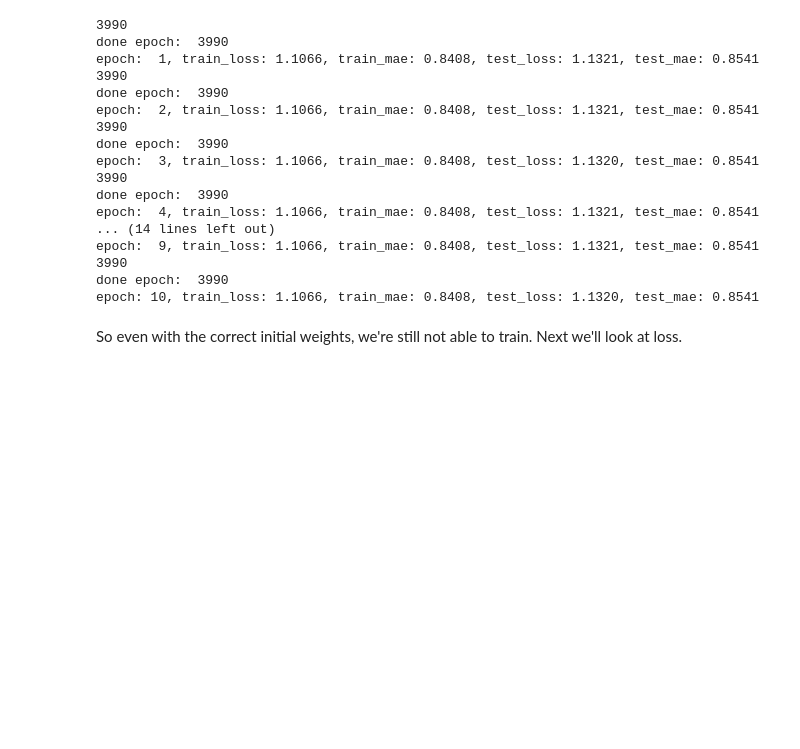
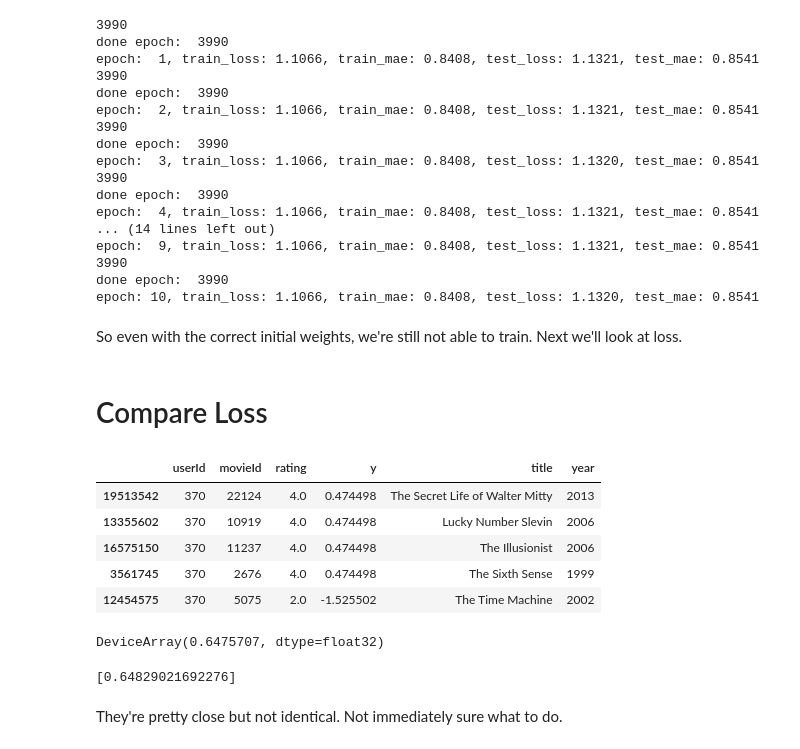
Before and after one commit to JoshVarty/LearningJax, a Jupyter notebook: 04_ForwardPassSanityCheck.ipynb, the cells around one changed output. Drawn from its saved outputs; the diff is of its cells as text; code cells hidden in the pictures; blank space fills up the shorter version.

Commit message:
Compare losses, correctly squeeze concat dim in forward pass

```diff
--- a/04_ForwardPassSanityCheck.ipynb
+++ b/04_ForwardPassSanityCheck.ipynb
@@ -553,3 +551,26 @@ done epoch:  3990
 epoch: 10, train_loss: 1.1066, train_mae: 0.8408, test_loss: 1.1320, test_mae: 0.8541
 # %% [markdown]
 So even with the correct initial weights, we're still not able to train. Next we'll look at loss.
+# %% [markdown]
+# Compare Loss
+# %%
+batch_user_id = train_df['userId'].iloc[0:5].values
+batch_movie_id = train_df['movieId'].iloc[0:5].values
+batch_rating = train_df['y'].iloc[0:5].values
+
+# Use the first few training examples
+train_df.iloc[0:5]
+# %% [output]
+|  | userId | movieId | rating | y | title | year |
+| 19513542 | 370 | 22124 | 4.0 | 0.474498 | The Secret Life of Walter Mitty | 2013 |
+| 13355602 | 370 | 10919 | 4.0 | 0.474498 | Lucky Number Slevin | 2006 |
+| 16575150 | 370 | 11237 | 4.0 | 0.474498 | The Illusionist | 2006 |
+| 3561745 | 370 | 2676 | 4.0 | 0.474498 | The Sixth Sense | 1999 |
+| 12454575 | 370 | 5075 | 2.0 | -1.525502 | The Time Machine | 2002 |
+# %%
+# Jax Loss
+config = MovieLensConfig()
+grads, loss, mae = apply_model(config, new_state, batch_user_id, batch_movie_id, batch_rating)
+loss
+# %% [output]
+DeviceArray(0.6475707, dtype=float32)
@@ -555,0 +595,6 @@ So even with the correct initial weights, we're still not able to train. Next we
+# %%
+history.history['loss']
+# %% [output]
+[0.64829021692276]
+# %% [markdown]
+They're pretty close but not identical. Not immediately sure what to do.
```
Also changed, not shown: parts of 20 cells of this notebook.
